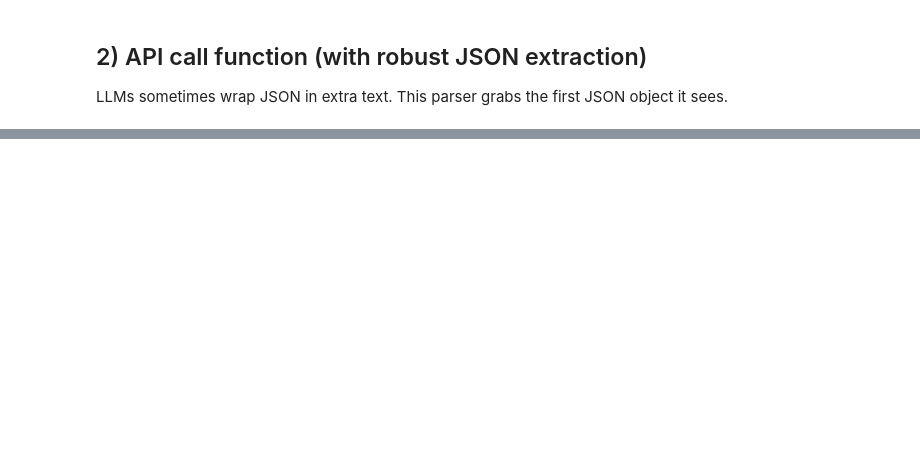
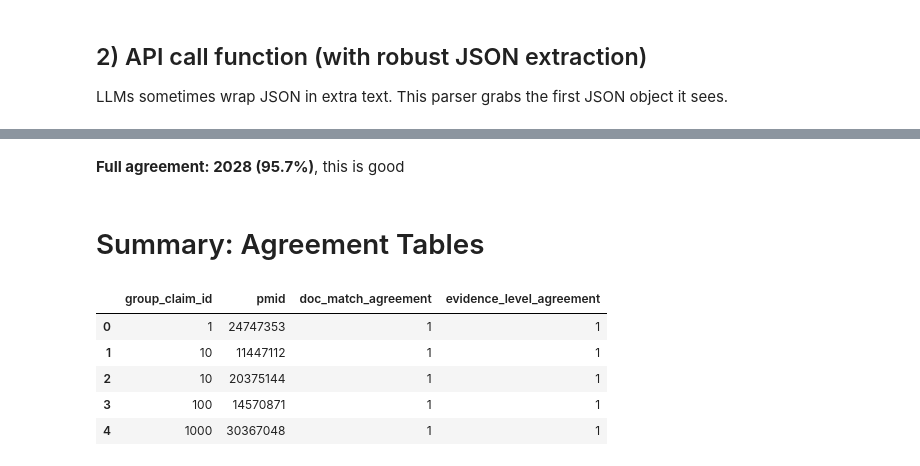
Before and after one commit to fulaibaowang/dictycite, a Jupyter notebook: notebooks/goldset_llama.ipynb, the cells around one changed output, grey strips where cells are left out. Saved outputs shown, nothing was run; the diff lists cells and outputs as text; code cells hidden in the pictures; blank space fills up the shorter version.

```diff
--- a/notebooks/goldset_llama.ipynb
+++ b/notebooks/goldset_llama.ipynb
@@ -189,15 +188,0 @@ pd.DataFrame(results)
-# %%
-def load_jsonl(path):
-    records = []
-    with open(path, 'r') as f:
-        for line in f:
-            records.append(json.loads(line))
-    return pd.DataFrame(records)
-
-run1 = load_jsonl("../output/llm_labels_goldset_run1.jsonl")
-run2 = load_jsonl("../output/llm_labels_goldset_run2.jsonl")
-run3 = load_jsonl("../output/llm_labels_goldset_run3.jsonl")
-
-print(f"Run1: {len(run1)} records")
-print(f"Run2: {len(run2)} records")
-print(f"Run3: {len(run3)} records")
@@ -401,0 +403,30 @@ evidence_level disagreements: 336
+# %% [markdown]
+**Full agreement: 2028 (95.7%)**, this is good
+# %% [markdown]
+# Summary: Agreement Tables
+# %%
+
+# --- Agreement flags using your custom logic ---
+supports = {"abstract_supports_detail", "abstract_supports_core"}
+
+has_yes = merged[["doc_match_1","doc_match_2","doc_match_3"]].eq("yes").any(axis=1)
+has_no_or_unclear = merged[["doc_match_1","doc_match_2","doc_match_3"]].isin(["no","unclear"]).any(axis=1)
+doc_match_agreement = (~(has_yes & has_no_or_unclear)).astype(int)
+
+has_support = merged[["evidence_1","evidence_2","evidence_3"]].isin(supports).any(axis=1)
+has_needs = merged[["evidence_1","evidence_2","evidence_3"]].eq("needs_fulltext").any(axis=1)
+evidence_agreement = (~(has_support & has_needs)).astype(int)
+
+# --- Table 1: agreement summary ---
+agreement_table = merged[["group_claim_id","pmid"]].copy()
+agreement_table["doc_match_agreement"] = doc_match_agreement
+agreement_table["evidence_level_agreement"] = evidence_agreement
+# %%
+agreement_table.head()
+# %% [output]
+|  | group_claim_id | pmid | doc_match_agreement | evidence_level_agreement |
+| 0 | 1 | 24747353 | 1 | 1 |
+| 1 | 10 | 11447112 | 1 | 1 |
+| 2 | 10 | 20375144 | 1 | 1 |
+| 3 | 100 | 14570871 | 1 | 1 |
+| 4 | 1000 | 30367048 | 1 | 1 |
```
Also changed, not shown: parts of 21 cells of this notebook, 3 other files.
